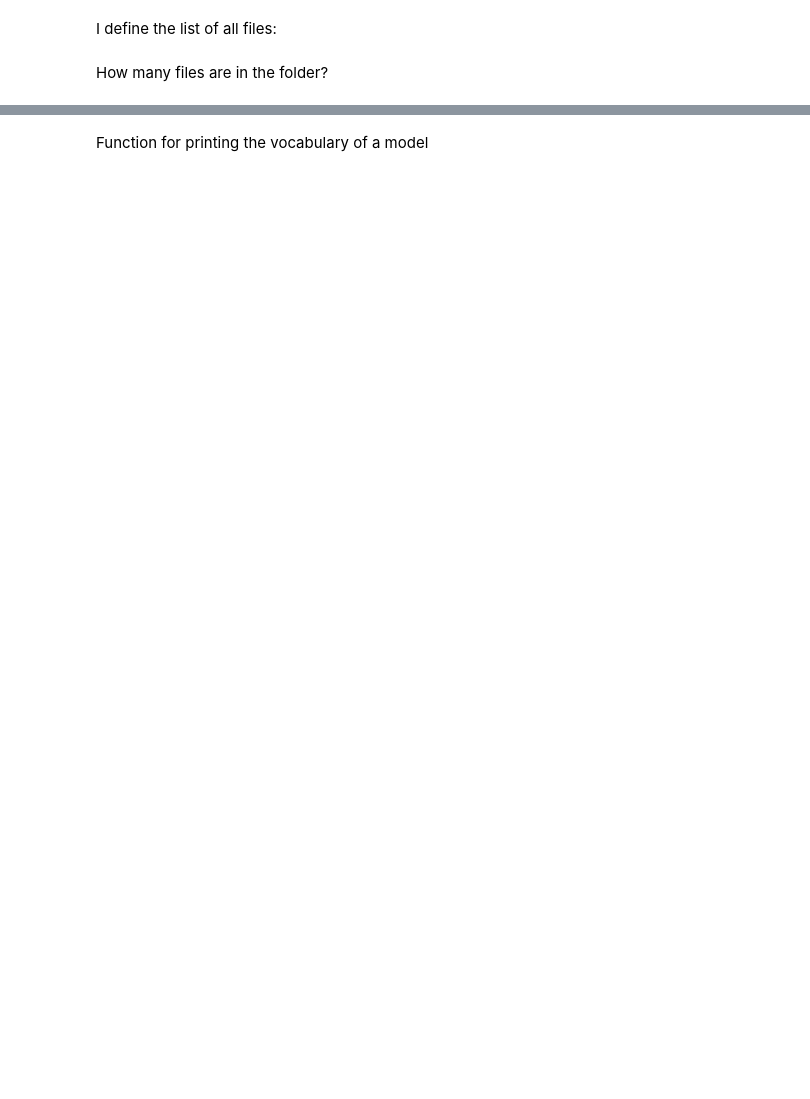
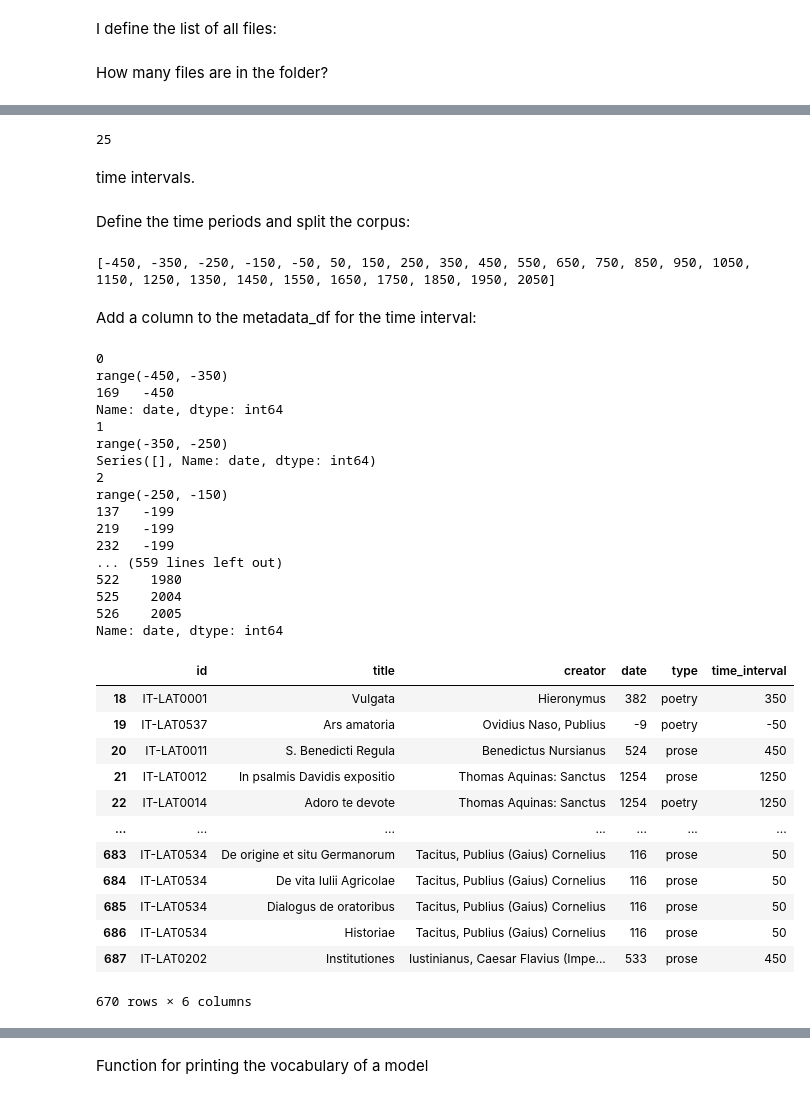
Before and after one commit to BarbaraMcG/latinise, a Jupyter notebook: Semantic_change.ipynb, the cells around one changed output, grey strips where cells are left out. Cells and saved outputs as stored; diff of their text form; code cells hidden in the pictures; blank space fills up the shorter version.

```diff
--- a/Semantic_change.ipynb
+++ b/Semantic_change.ipynb
@@ -519,0 +174,64 @@ df1
+# %%
+n_intervals = round((last_date-first_date)/size_interval)
+n_intervals
+# %% [output]
+25
+# %% [markdown]
+time intervals.
+# %% [markdown]
+Define the time periods and split the corpus:
+# %%
+intervals = [None]*(n_intervals+1)
+for t in range(n_intervals+1):
+    #print(t)
+    if t == 0:
+        intervals[t] = first_date
+    else:
+        intervals[t] = intervals[t-1]+size_interval
+    #print(intervals[t])
+
+print(intervals)
+# %% [output]
+[-450, -350, -250, -150, -50, 50, 150, 250, 350, 450, 550, 650, 750, 850, 950, 1050, 1150, 1250, 1350, 1450, 1550, 1650, 1750, 1850, 1950, 2050]
+# %% [markdown]
+Add a column to the metadata_df for the time interval:
+# %%
+metadata_df['time_interval'] = ""
+for t in range(len(intervals)-1):
+    print(t)
+    print(range(intervals[t],intervals[t+1]))
+    metadata_df_t = metadata_df.loc[metadata_df['date'].isin(range(intervals[t],intervals[t+1]))]
+    print(metadata_df_t.date)
+    metadata_df.loc[metadata_df['date'].isin(range(intervals[t],intervals[t+1])),'time_interval'] = intervals[t]
+metadata_df
+# %% [output]
+0
+range(-450, -350)
+169   -450
+Name: date, dtype: int64
+1
+range(-350, -250)
+Series([], Name: date, dtype: int64)
+2
+range(-250, -150)
+137   -199
+219   -199
+232   -199
+... (559 lines left out)
+522    1980
+525    2004
+526    2005
+Name: date, dtype: int64
+|  | id | title | creator | date | type | time_interval |
+| 18 | IT-LAT0001 | Vulgata | Hieronymus | 382 | poetry | 350 |
+| 19 | IT-LAT0537 | Ars amatoria | Ovidius Naso, Publius | -9 | poetry | -50 |
+| 20 | IT-LAT0011 | S. Benedicti Regula | Benedictus Nursianus | 524 | prose | 450 |
+| 21 | IT-LAT0012 | In psalmis Davidis expositio | Thomas Aquinas: Sanctus | 1254 | prose | 1250 |
+| 22 | IT-LAT0014 | Adoro te devote | Thomas Aquinas: Sanctus | 1254 | poetry | 1250 |
+| ... | ... | ... | ... | ... | ... | ... |
+| 683 | IT-LAT0534 | De origine et situ Germanorum | Tacitus, Publius (Gaius) Cornelius | 116 | prose | 50 |
+| 684 | IT-LAT0534 | De vita Iulii Agricolae | Tacitus, Publius (Gaius) Cornelius | 116 | prose | 50 |
+| 685 | IT-LAT0534 | Dialogus de oratoribus | Tacitus, Publius (Gaius) Cornelius | 116 | prose | 50 |
+| 686 | IT-LAT0534 | Historiae | Tacitus, Publius (Gaius) Cornelius | 116 | prose | 50 |
+| 687 | IT-LAT0202 | Institutiones | Iustinianus, Caesar Flavius (Impe... | 533 | prose | 450 |
+670 rows × 6 columns
```
Also changed, not shown: parts of 133 cells of this notebook, 2 other files.
